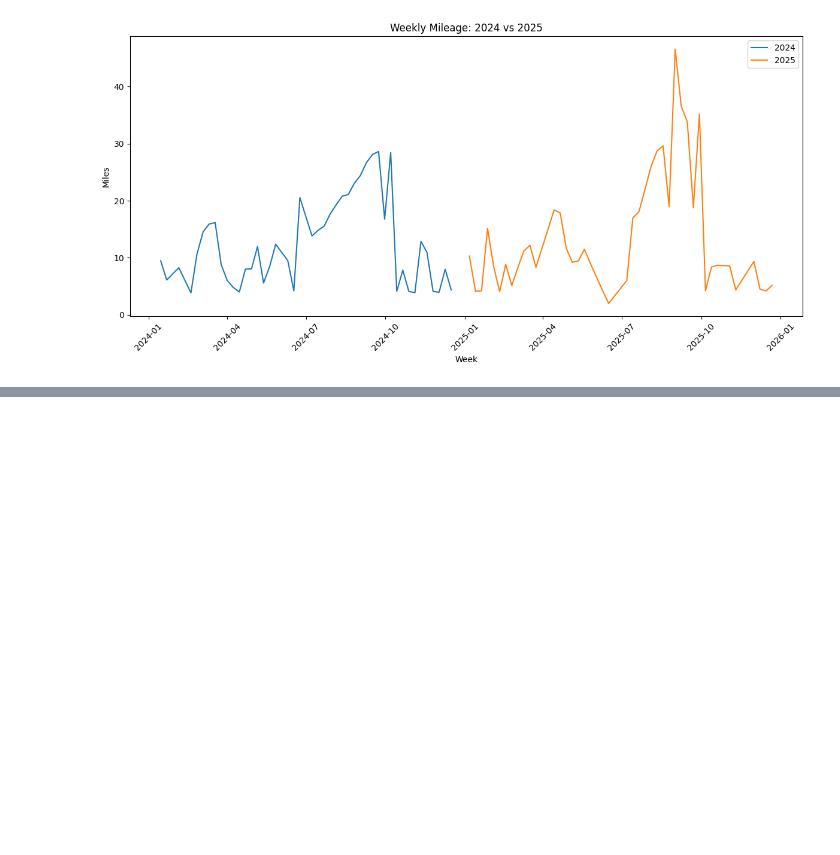
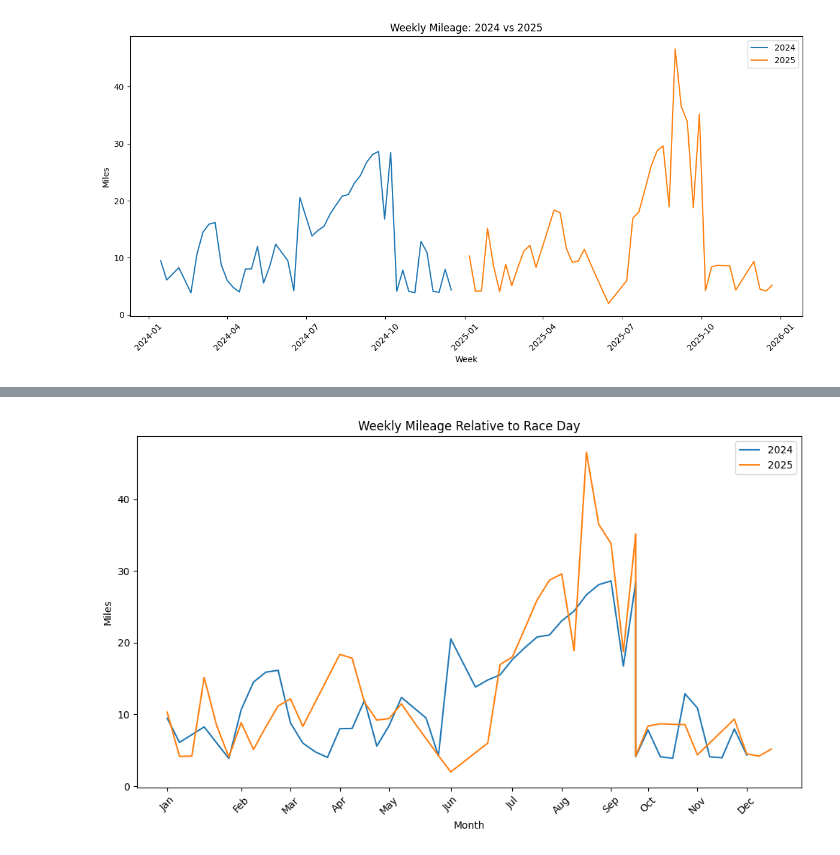
Before and after one commit to alexm806/strava-marathon-analysis, a Jupyter notebook: notebooks/strava_notebook.ipynb, the cells around one changed output, grey strips where cells are left out. Cells and saved outputs as stored; diff of their text form; code cells hidden in the pictures; blank space fills up the shorter version.

```diff
--- a/notebooks/strava_notebook.ipynb
+++ b/notebooks/strava_notebook.ipynb
@@ -255,0 +325,24 @@ plt.show()
+# %%
+# Create Month Labels
+weekly24['month'] = weekly24['newWeekStart'].dt.strftime('%b')
+weekly25['month'] = weekly25['newWeekStart'].dt.strftime('%b')
+# %%
+plt.figure(figsize=(10, 6))
+
+plt.plot(weekly24['weeks_to_race'], weekly24['DistanceInMiles'], label='2024')
+plt.plot(weekly25['weeks_to_race'], weekly25['DistanceInMiles'], label='2025')
+
+tick_positions = weekly24['weeks_to_race'][::4]
+tick_labels = weekly24['newWeekStart'][::4].dt.strftime('%b')
+
+plt.xticks(tick_positions, tick_labels, rotation=45)
+
+plt.title('Weekly Mileage Relative to Race Day')
+plt.xlabel('Month')
+plt.ylabel('Miles')
+plt.legend()
+
+plt.tight_layout()
+plt.show()
+# %% [output]
+[figure, added]
```
Also changed, not shown: parts of 23 cells of this notebook.
